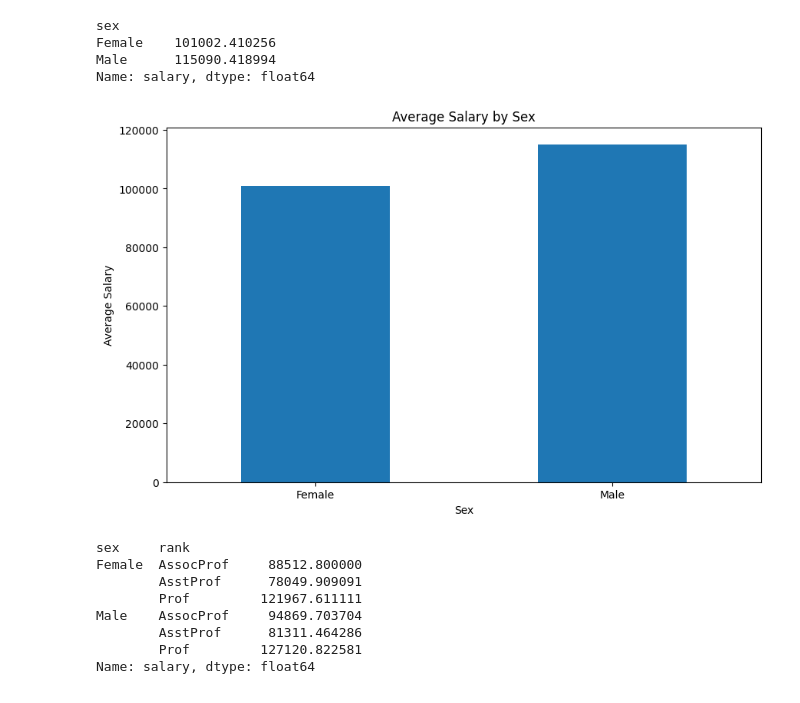
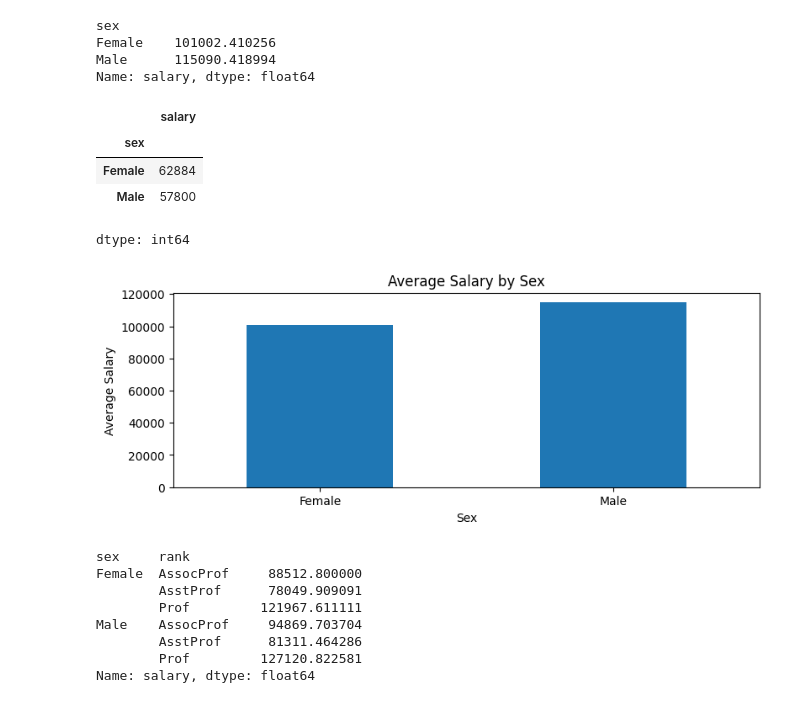
Before and after one commit to guz-vinueza/data_analytics, a Jupyter notebook: Class 2 - EDA/Salaries Example/EDA_Salaries.ipynb, the cells around one changed output. Saved outputs shown, nothing was run; the diff lists cells and outputs as text; code cells hidden in the pictures.

```diff
--- a/Class 2 - EDA/Salaries Example/EDA_Salaries.ipynb
+++ b/Class 2 - EDA/Salaries Example/EDA_Salaries.ipynb
@@ -285,15 +411,23 @@ sex
 Female    101002.410256
 Male      115090.418994
 Name: salary, dtype: float64
+# %%
+average_salary_by_sex
+# %% [output]
+|  | salary |
+| sex |  |
+| Female | 62884 |
+| Male | 57800 |
+dtype: int64
 # %%
-average_salary_by_sex.plot(kind='bar', figsize=(10, 6))
+average_salary_by_sex.plot(kind='bar', figsize=(9, 3))
 plt.xlabel('Sex')
 plt.ylabel('Average Salary')
 plt.title('Average Salary by Sex')
 plt.xticks(rotation=0)
 plt.show()
 # %% [output]
-[figure, old version]
+[figure, new version]
 # %%
 average_salary_by_sex_and_rank = df_salaries.groupby(['sex', 'rank'])['salary'].mean()
 print(average_salary_by_sex_and_rank)
```
Also changed, not shown: parts of 19 cells of this notebook.
